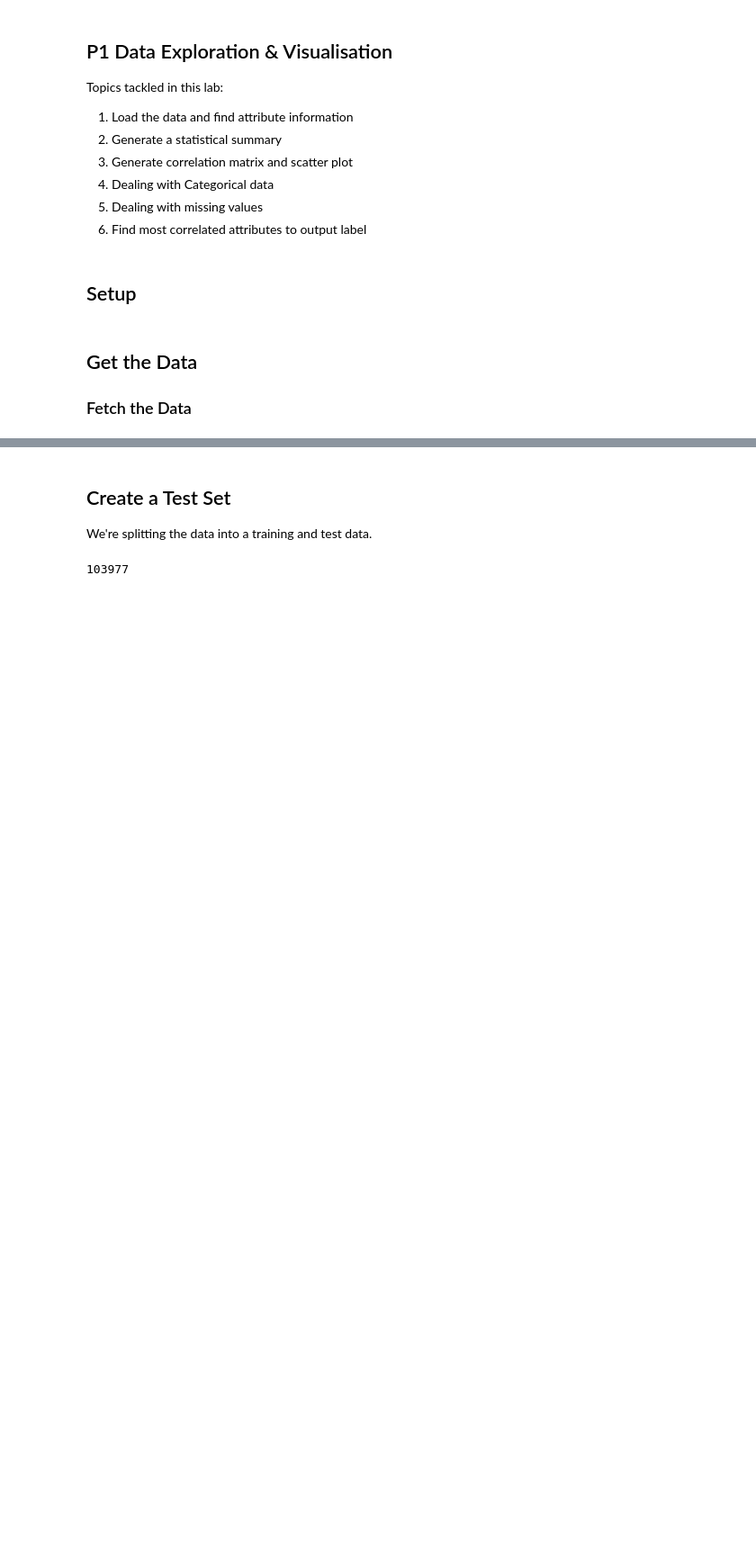
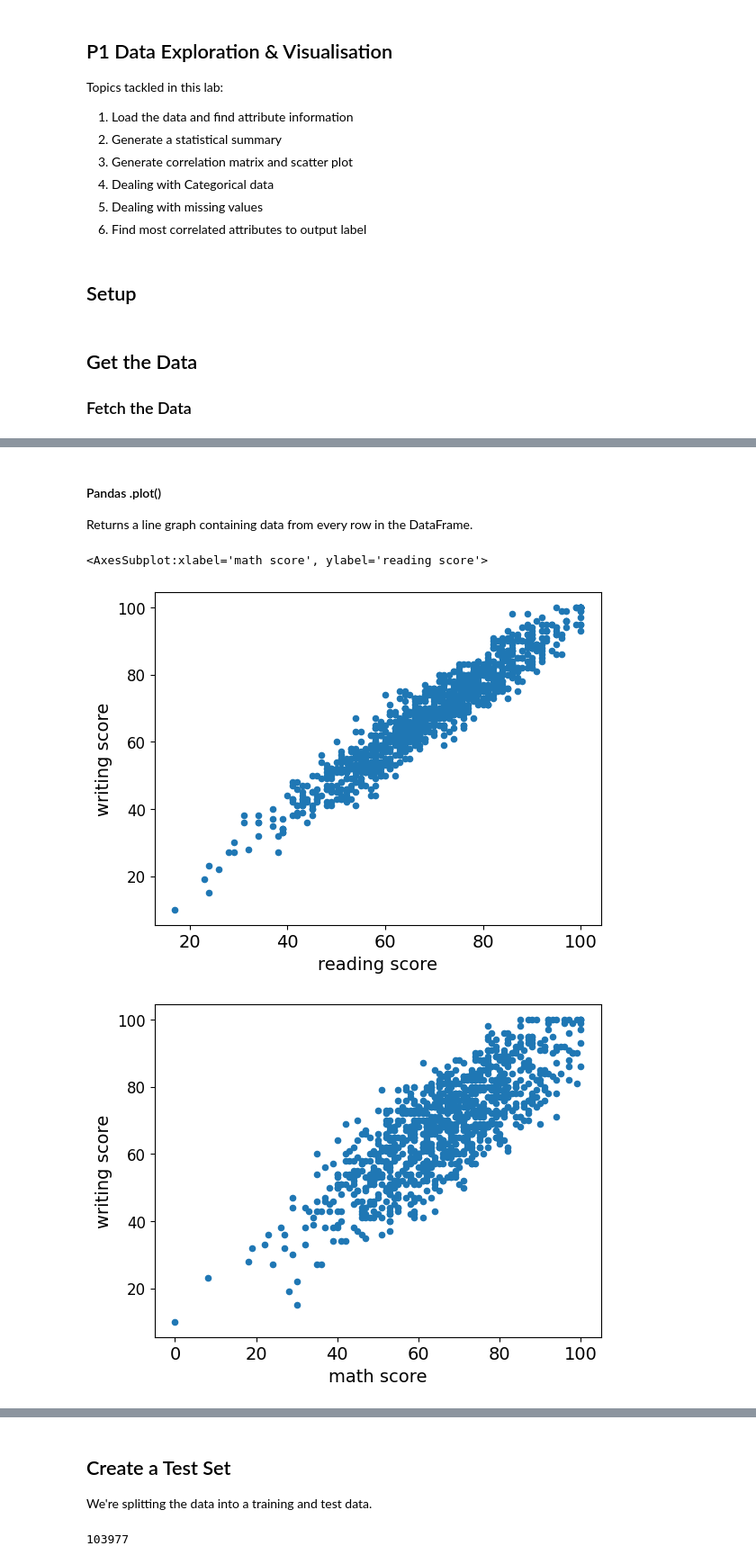
Before and after one commit to lascha212/F21DL, a Jupyter notebook: machine-learning/p1.ipynb, the cells around one changed output, grey strips where cells are left out. Shown at 90% size. Cells and saved outputs as stored; diff of their text form; code cells hidden in the pictures; blank space fills up the shorter version.

```diff
--- a/machine-learning/p1.ipynb
+++ b/machine-learning/p1.ipynb
@@ -97,0 +110,11 @@ memory usage: 12.9+ MB
+# %% [markdown]
+#### Pandas .plot()
+Returns a line graph containing data from every row in the DataFrame.
+# %%
+data.plot(x='reading score', y='writing score', kind='scatter')
+data.plot(x='math score', y='writing score', kind='scatter')
+data.plot(x='math score', y='reading score', kind='scatter')
+# %% [output]
+<AxesSubplot:xlabel='math score', ylabel='reading score'>
+[figure, added]
+[figure, added]
```
Also changed, not shown: parts of 18 cells of this notebook, 1 other file.
